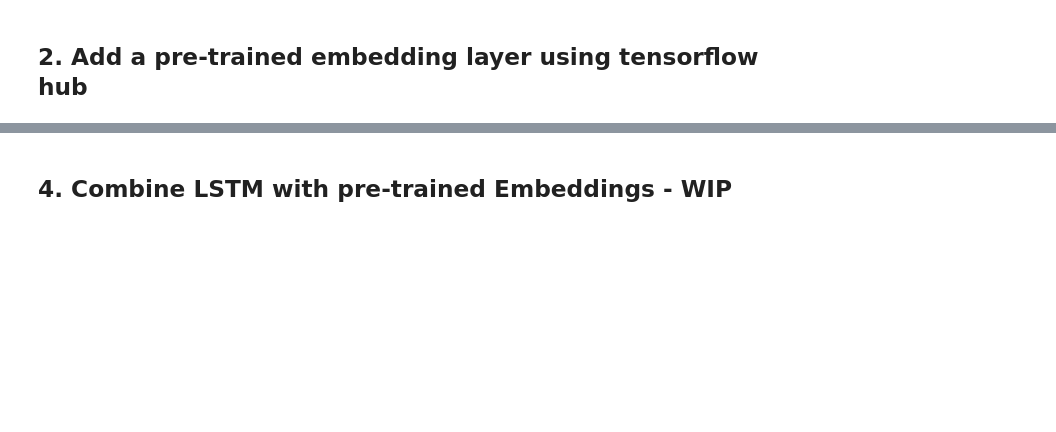
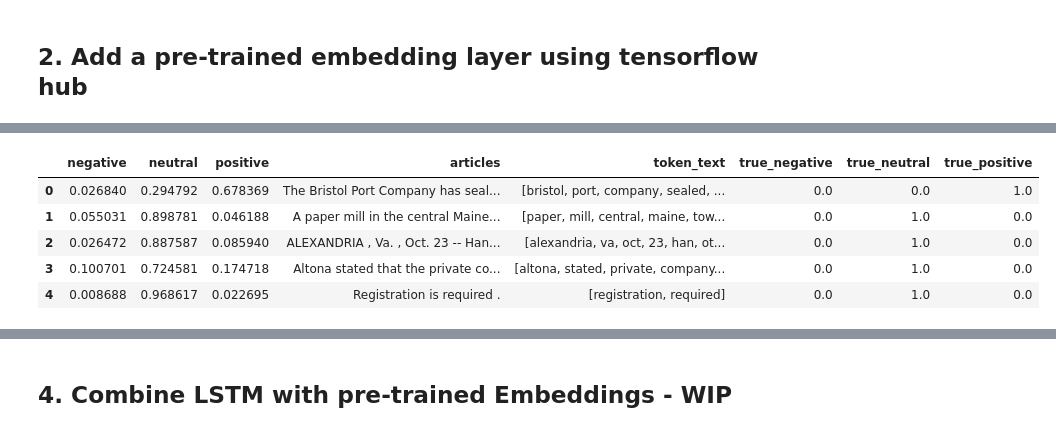
Before and after one commit to henribxn/udacityprojects_term2, a Jupyter notebook: SentimentAnalysisFinance/Text_classification.ipynb, the cells around one changed output, grey strips where cells are left out. Cells and saved outputs as stored; diff of their text form; code cells hidden in the pictures; blank space fills up the shorter version.

```diff
--- a/SentimentAnalysisFinance/Text_classification.ipynb
+++ b/SentimentAnalysisFinance/Text_classification.ipynb
@@ -607,0 +829,13 @@ array([[ 1.5843537 ,  2.3143415 ,  1.050876  ],
+# %%
+# Combine the predicted with the true tables
+Y_true = pd.DataFrame(y_test,columns=["true_negative","true_neutral","true_positive"])
+Y_pred_true = Y_pred_df.join(Y_true)
+# %%
+Y_pred_true.head()
+# %% [output]
+|  | negative | neutral | positive | articles | token_text | true_negative | true_neutral | true_positive |
+| 0 | 0.026840 | 0.294792 | 0.678369 | The Bristol Port Company has seal... | [bristol, port, company, sealed, ... | 0.0 | 0.0 | 1.0 |
+| 1 | 0.055031 | 0.898781 | 0.046188 | A paper mill in the central Maine... | [paper, mill, central, maine, tow... | 0.0 | 1.0 | 0.0 |
+| 2 | 0.026472 | 0.887587 | 0.085940 | ALEXANDRIA , Va. , Oct. 23 -- Han... | [alexandria, va, oct, 23, han, ot... | 0.0 | 1.0 | 0.0 |
+| 3 | 0.100701 | 0.724581 | 0.174718 | Altona stated that the private co... | [altona, stated, private, company... | 0.0 | 1.0 | 0.0 |
+| 4 | 0.008688 | 0.968617 | 0.022695 | Registration is required . | [registration, required] | 0.0 | 1.0 | 0.0 |
```
Also changed, not shown: parts of 40 cells of this notebook, 1 other file.
